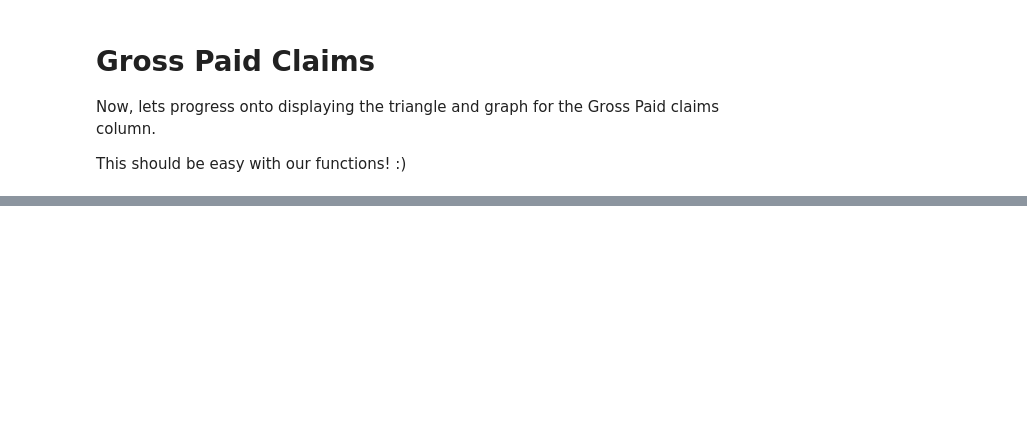
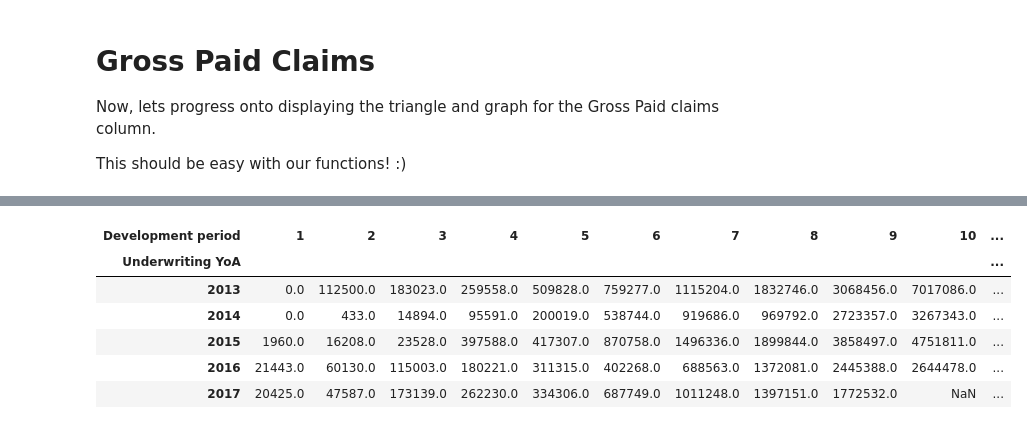
Before and after one commit to fk20268/How2, a Jupyter notebook: triangle_notebook.ipynb, the cells around one changed output, grey strips where cells are left out. Drawn from its saved outputs; the diff is of its cells as text; code cells hidden in the pictures; blank space fills up the shorter version.

```diff
--- a/triangle_notebook.ipynb
+++ b/triangle_notebook.ipynb
@@ -482,0 +611,24 @@ display(table_gross_paid)
+# %%
+# create our dataframe
+gross_inc_piv= df[['Underwriting YoA','Processing Month','Gross Incurred Claims']].copy()
+
+# making'Processing Month' into 2 columns: 'Processing Month' and 'Processing Year'
+gross_inc_piv['Processing Year'] = gross_inc_piv['Processing Month'].str[:4].astype('int')
+gross_inc_piv['Processing Month'] = gross_inc_piv['Processing Month'].str[4:6].astype('int')
+
+#using our formula to create a new column containing the development periods
+gross_inc_piv['Development period'] = (gross_inc_piv['Processing Year']-gross_inc_piv['Underwriting YoA'])*12 + gross_inc_piv['Processing Month']
+
+# create our pivot table
+table_gross_inc = pd.pivot_table(gross_inc_piv, values='Gross Incurred Claims', index=['Underwriting YoA'],
+                  columns=['Development period'])
+
+display(table_gross_inc)
+# %% [output]
+| Development period | 1 | 2 | 3 | 4 | 5 | 6 | 7 | 8 | 9 | 10 | ... |
+| Underwriting YoA |  |  |  |  |  |  |  |  |  |  | ... |
+| 2013 | 0.0 | 112500.0 | 183023.0 | 259558.0 | 509828.0 | 759277.0 | 1115204.0 | 1832746.0 | 3068456.0 | 7017086.0 | ... |
+| 2014 | 0.0 | 433.0 | 14894.0 | 95591.0 | 200019.0 | 538744.0 | 919686.0 | 969792.0 | 2723357.0 | 3267343.0 | ... |
+| 2015 | 1960.0 | 16208.0 | 23528.0 | 397588.0 | 417307.0 | 870758.0 | 1496336.0 | 1899844.0 | 3858497.0 | 4751811.0 | ... |
+| 2016 | 21443.0 | 60130.0 | 115003.0 | 180221.0 | 311315.0 | 402268.0 | 688563.0 | 1372081.0 | 2445388.0 | 2644478.0 | ... |
+| 2017 | 20425.0 | 47587.0 | 173139.0 | 262230.0 | 334306.0 | 687749.0 | 1011248.0 | 1397151.0 | 1772532.0 | NaN | ... |
```
Also changed, not shown: parts of 30 cells of this notebook.
